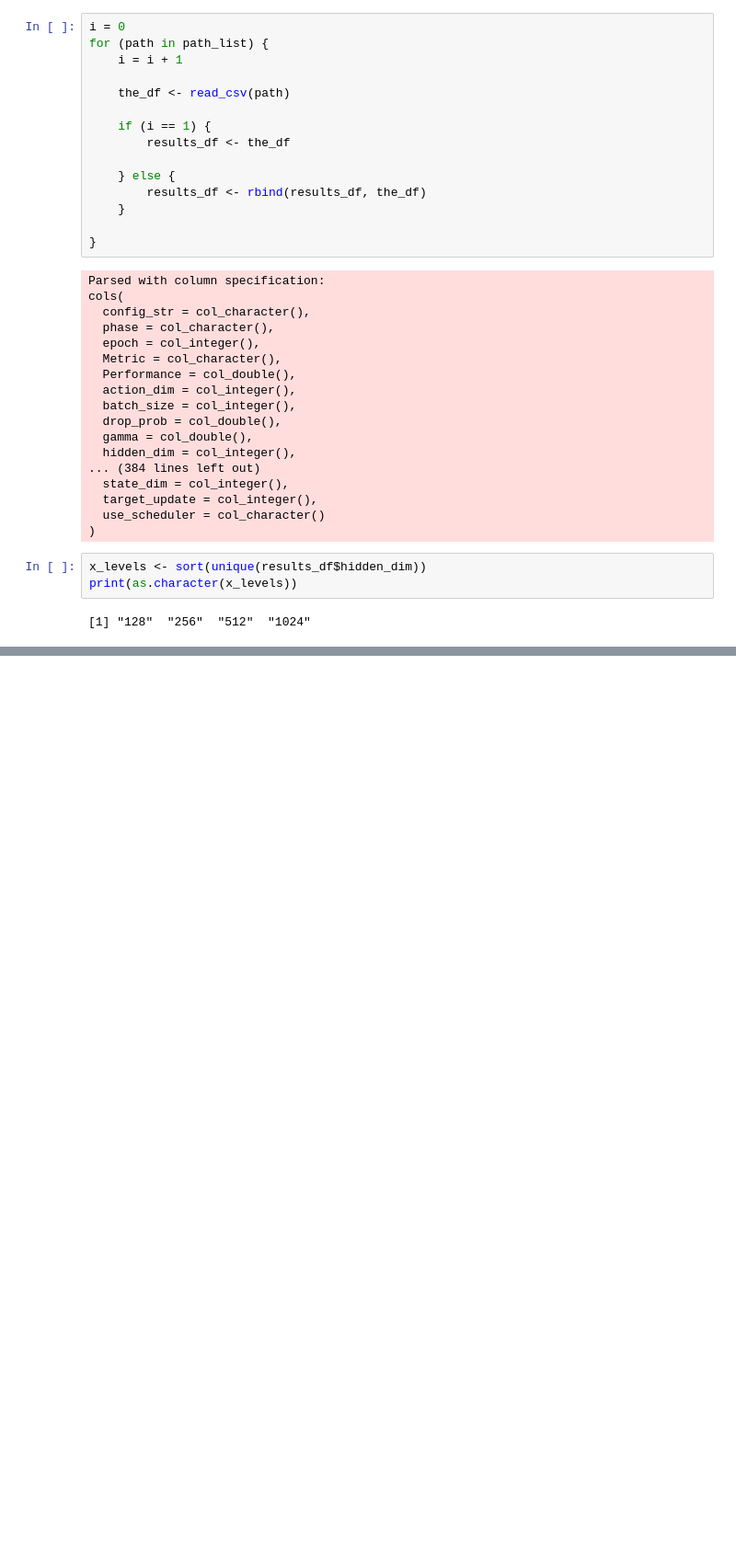
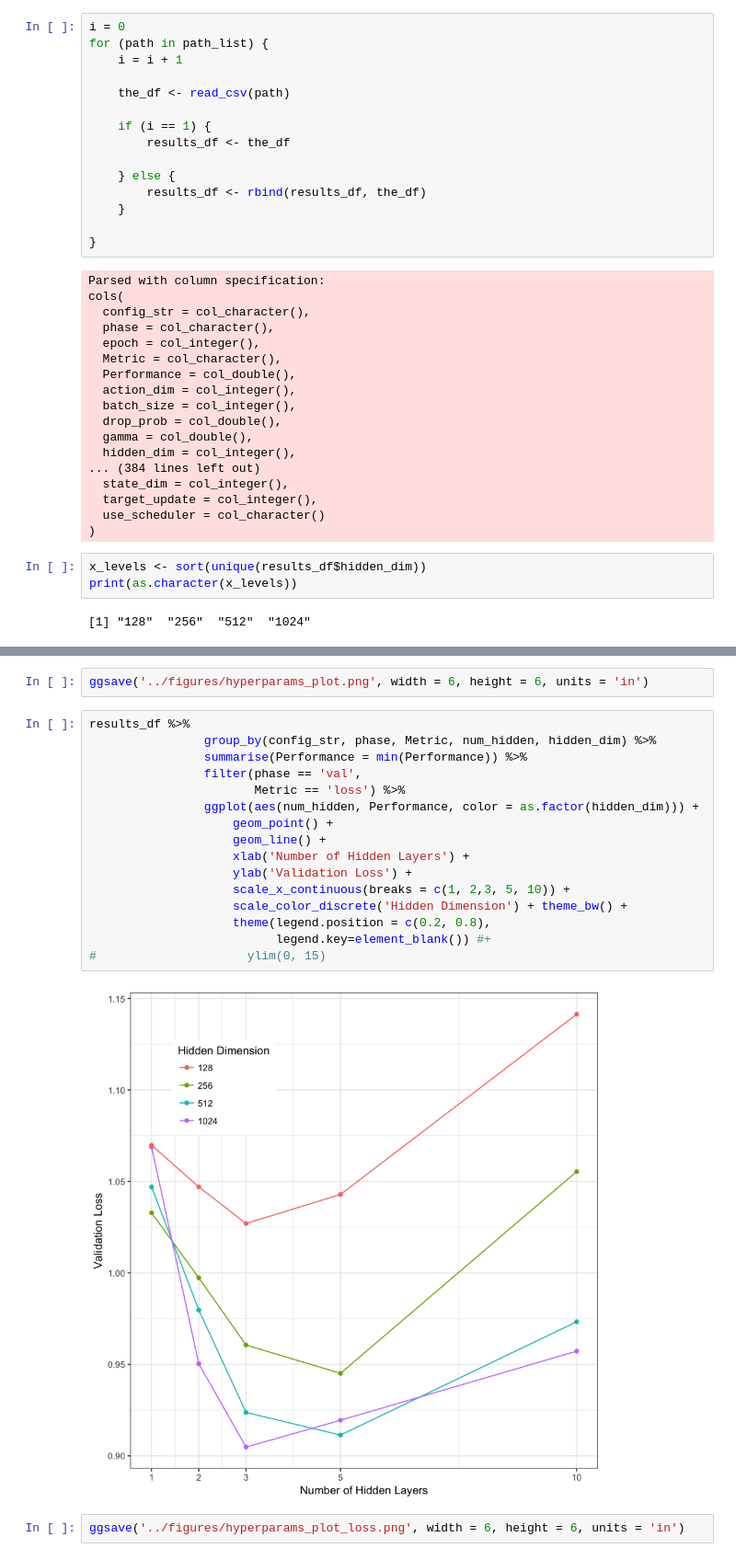
Before and after one commit to spfohl/cs238_sepsis_rl, a Jupyter notebook: src/plot_hyperparams.ipynb, the cells around one changed output, grey strips where cells are left out. Shown at 92% size. Cells and saved outputs as stored; diff of their text form; blank space fills up the shorter version.

```diff
--- a/src/plot_hyperparams.ipynb
+++ b/src/plot_hyperparams.ipynb
@@ -69,0 +75,22 @@ results_df %>%
+# %%
+ggsave('../figures/hyperparams_plot.png', width = 6, height = 6, units = 'in')
+# %%
+results_df %>%
+                group_by(config_str, phase, Metric, num_hidden, hidden_dim) %>%
+                summarise(Performance = min(Performance)) %>%
+                filter(phase == 'val',
+                       Metric == 'loss') %>%
+                ggplot(aes(num_hidden, Performance, color = as.factor(hidden_dim))) +
+                    geom_point() +
+                    geom_line() +
+                    xlab('Number of Hidden Layers') +
+                    ylab('Validation Loss') +
+                    scale_x_continuous(breaks = c(1, 2,3, 5, 10)) +
+                    scale_color_discrete('Hidden Dimension') + theme_bw() +
+                    theme(legend.position = c(0.2, 0.8),
+                          legend.key=element_blank()) #+
+#                     ylim(0, 15)
+# %% [output]
+[figure, added]
+# %%
+ggsave('../figures/hyperparams_plot_loss.png', width = 6, height = 6, units = 'in')
```
Also changed, not shown: parts of 2 cells of this notebook, 8 other files.
